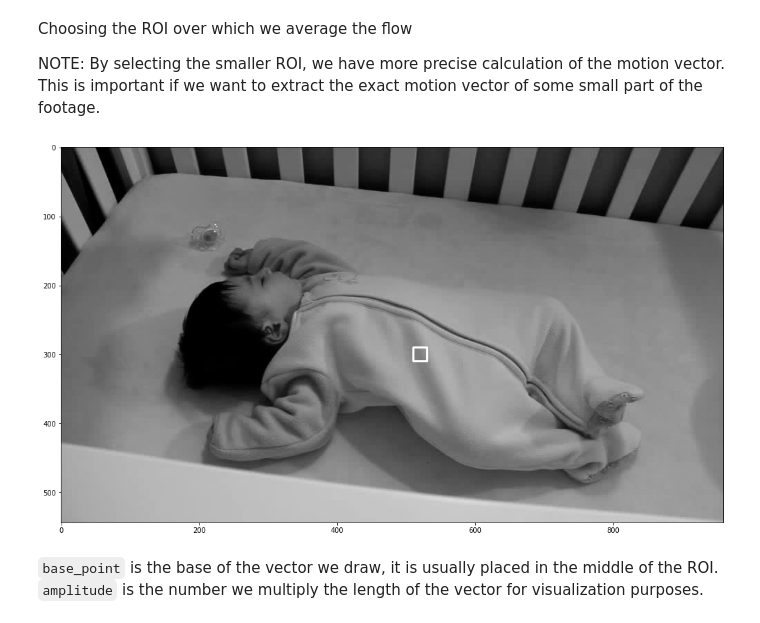
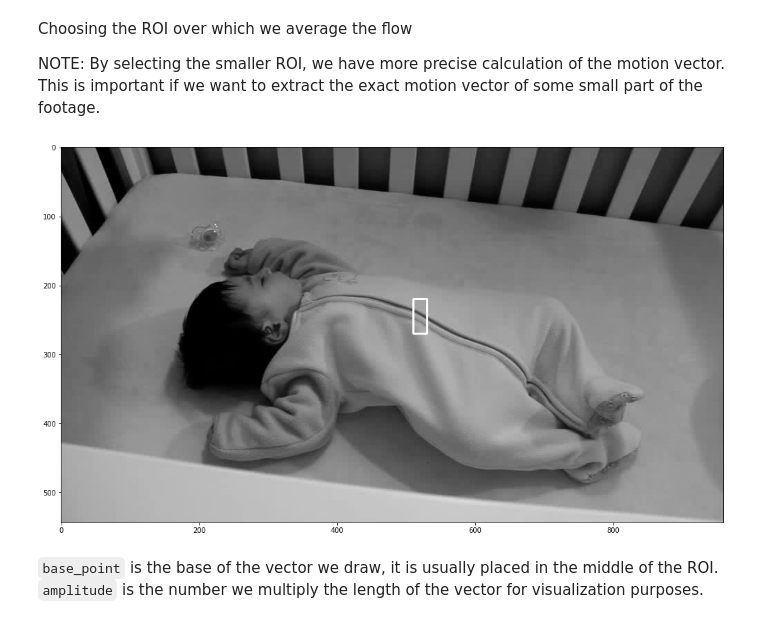
Before and after one commit to ezioo2310/video_motion_magnification, a Jupyter notebook: analyze.ipynb, the cells around one changed output. Saved outputs shown, nothing was run; the diff lists cells and outputs as text; code cells hidden in the pictures.

```diff
--- a/analyze.ipynb
+++ b/analyze.ipynb
@@ -84,10 +90,10 @@ Choosing the ROI over which we average the flow
 
 NOTE: By selecting the smaller ROI, we have more precise calculation of the motion vector. This is important if we want to extract the exact motion vector of some small part of the footage.
 # %%
-square_coords = {'x1':290, 'x2': 310, 'y1':510, 'y2':530}
+square_coords = {'x1':220, 'x2': 270, 'y1':510, 'y2':530}
 draw_roi_nb(video[0].copy(), square_coords)
 # %% [output]
-[figure, old version]
+[figure, new version]
 # %% [markdown]
 `base_point` is the base of the vector we draw, it is usually placed in the middle of the ROI.
 `amplitude` is the number we multiply the length of the vector for visualization purposes.
```
Also changed, not shown: parts of 6 cells of this notebook, 3 other files.
